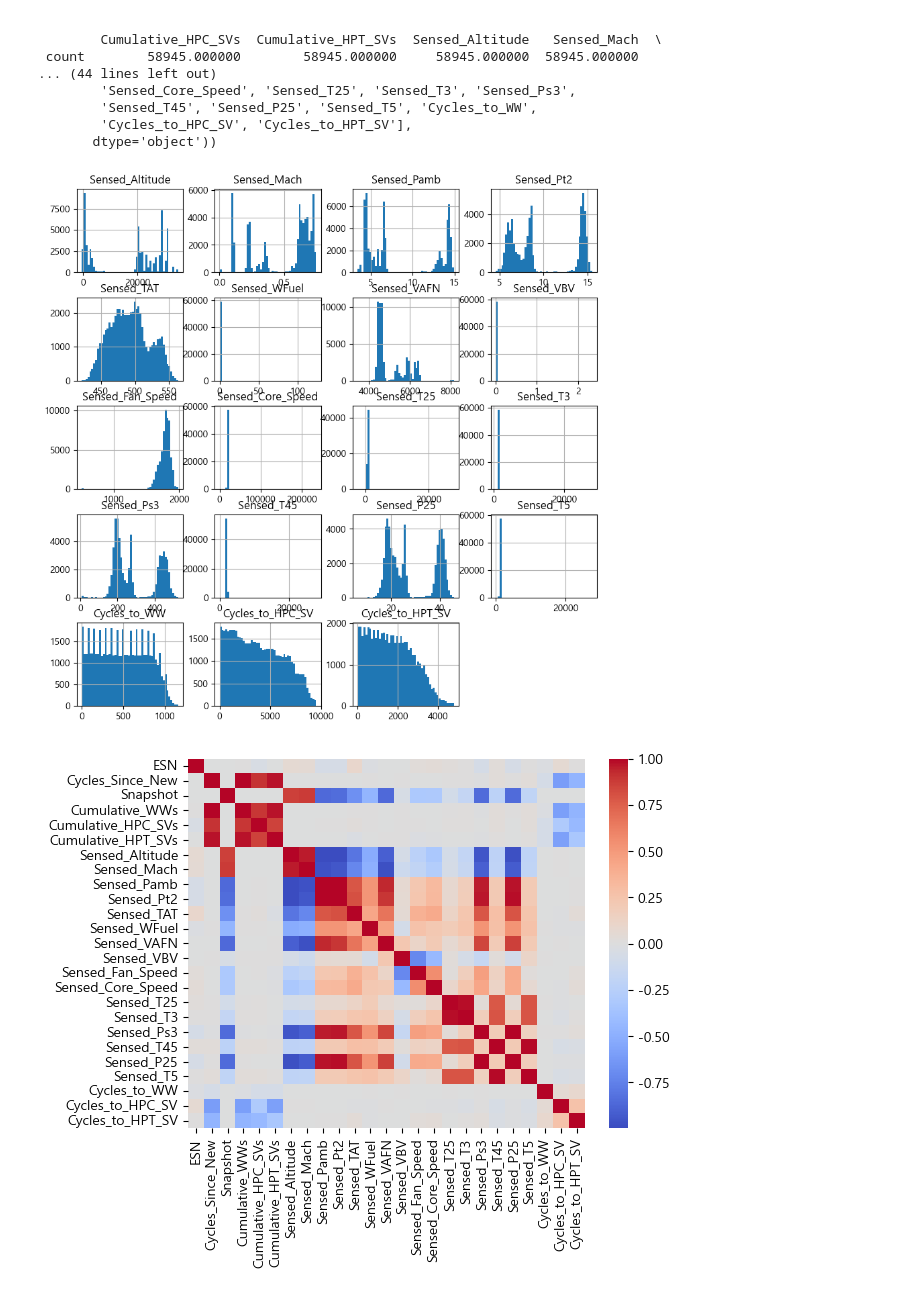
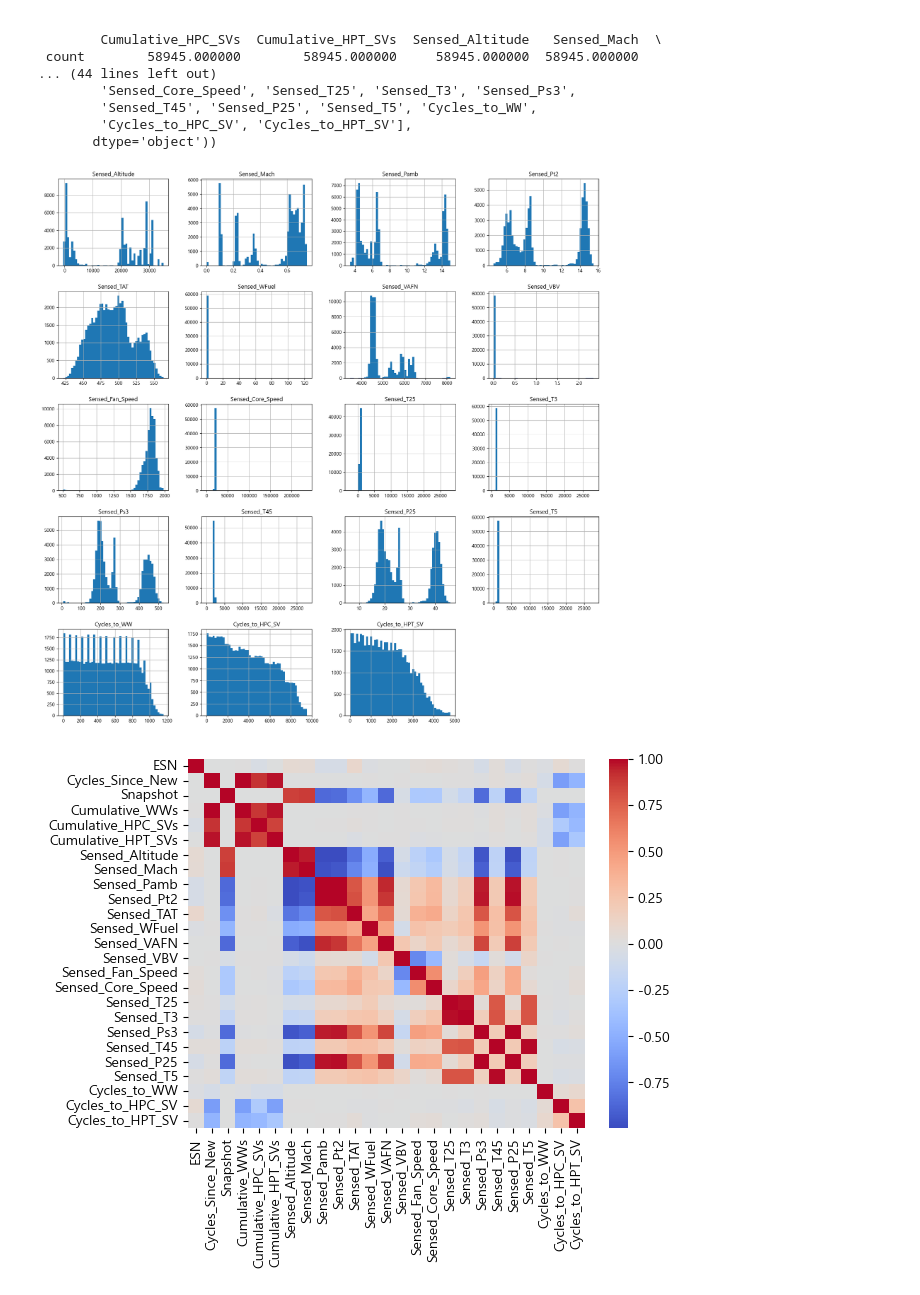
Before and after one commit to hpdice/AI_Industry, a Jupyter notebook: Project/4_[팀프로젝트_DL_KMeans].ipynb, the cells around one changed output. Drawn from its saved outputs; the diff is of its cells as text; code cells hidden in the pictures.

```diff
--- a/Project/4_[팀프로젝트_DL_KMeans].ipynb
+++ b/Project/4_[팀프로젝트_DL_KMeans].ipynb
@@ -123,14 +123,14 @@ df.describe(), df.shape, df.columns
 # %%
 df[['Sensed_Altitude',
         'Sensed_Mach', 'Sensed_Pamb', 'Sensed_Pt2', 'Sensed_TAT',
         'Sensed_WFuel', 'Sensed_VAFN', 'Sensed_VBV', 'Sensed_Fan_Speed',
         'Sensed_Core_Speed', 'Sensed_T25', 'Sensed_T3', 'Sensed_Ps3',
         'Sensed_T45', 'Sensed_P25', 'Sensed_T5', 'Cycles_to_WW',
-        'Cycles_to_HPC_SV', 'Cycles_to_HPT_SV']].hist(bins=50, figsize=(10,10), grid=True)
+        'Cycles_to_HPC_SV', 'Cycles_to_HPT_SV']].hist(bins=50, figsize=(20,20), grid=True)
 
 plt.show()
 # %% [output]
-[figure, old version]
+[figure, new version]
 # %%
 ## 각 그래프에서 척도의 범위가 비정상적으로 넓은 그래프를 찾고, 그 데이터를 기반으로 클러스터링 진행
 # %%
```
Also changed, not shown: parts of 3 cells of this notebook.
